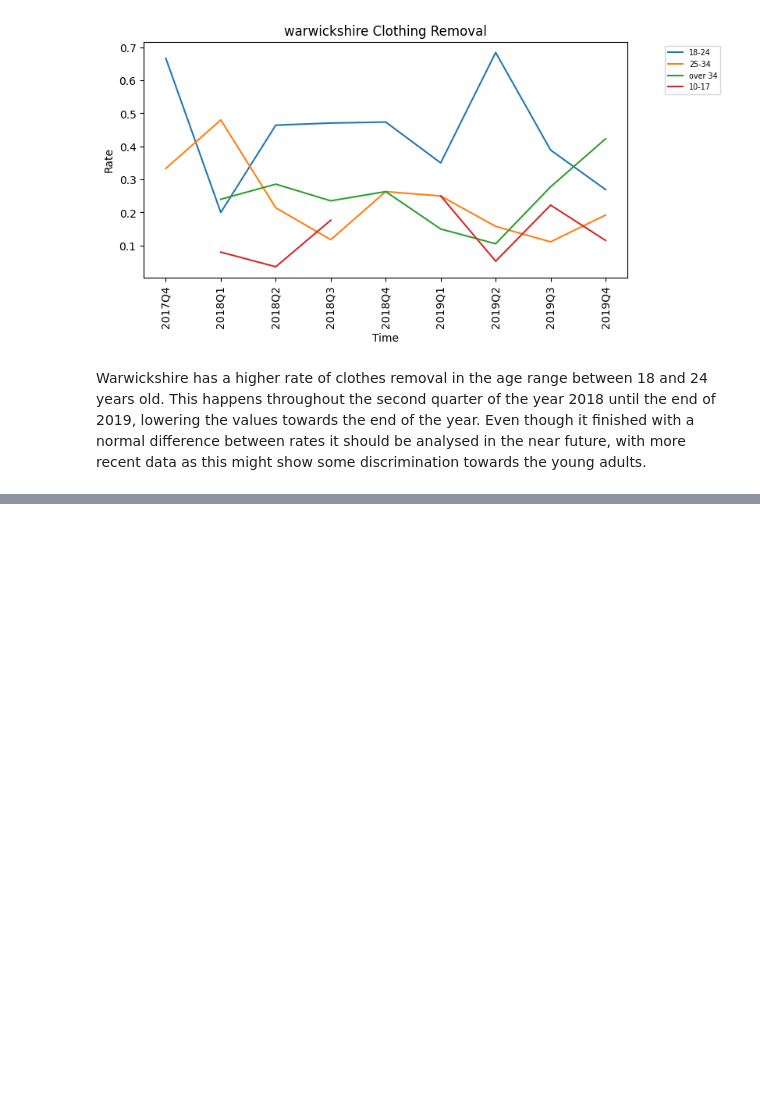
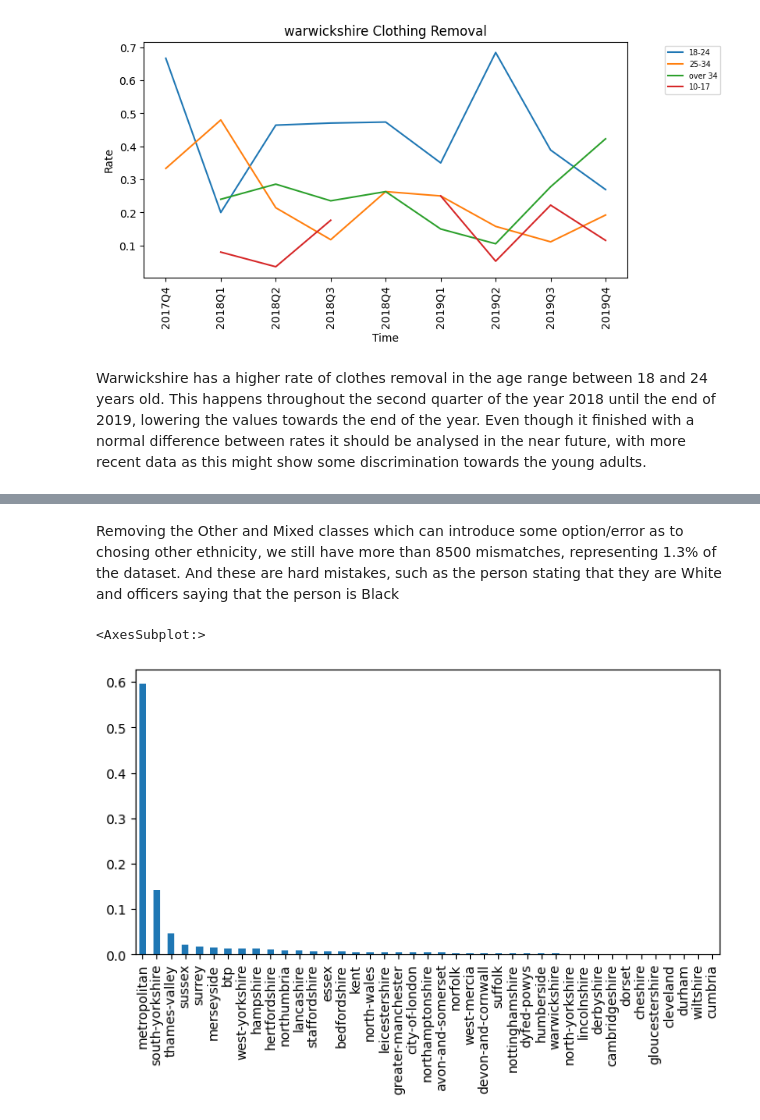
Before and after one commit to dbsousa01/Batch4-Capstone, a Jupyter notebook: Discrimination_EDA.ipynb, the cells around one changed output, grey strips where cells are left out. Saved outputs shown, nothing was run; the diff lists cells and outputs as text; code cells hidden in the pictures; blank space fills up the shorter version.

Commit message:
Added a ethnicity analysis on different labels reported by officers and self-assignments

```diff
--- a/Discrimination_EDA.ipynb
+++ b/Discrimination_EDA.ipynb
@@ -758,0 +805,2 @@ Warwickshire has a higher rate of clothes removal in the age range between 18 an
+# %%
+df_ethnicity_nan = df_ethnicity.dropna(subset=["General self-defined ethnicity"])
@@ -758,0 +824,2 @@ Warwickshire has a higher rate of clothes removal in the age range between 18 an
+# %%
+df_ethnicity_mismatch = df_ethnicity_nan[df_ethnicity_nan["General self-defined ethnicity"] != df_ethnicity_nan["Officer-defined ethnicity"]]
@@ -758,0 +828,4 @@ Warwickshire has a higher rate of clothes removal in the age range between 18 an
+# %%
+df_ethnicity_mismatch = df_ethnicity_mismatch[df_ethnicity_mismatch["General self-defined ethnicity"] != "Mixed"]
+# %%
+df_ethnicity_mismatch = df_ethnicity_mismatch[df_ethnicity_mismatch["General self-defined ethnicity"] != "Other"]
@@ -758,0 +849,7 @@ Warwickshire has a higher rate of clothes removal in the age range between 18 an
+# %% [markdown]
+Removing the Other and Mixed classes which can introduce some option/error as to chosing other ethnicity, we still have more than 8500 mismatches, representing 1.3% of the dataset. And these are hard mistakes, such as the person stating that they are White and officers saying that the person is Black
+# %%
+df_ethnicity_mismatch["station"].value_counts(normalize=True).plot(kind='bar')
+# %% [output]
+<AxesSubplot:>
+[figure, added]
```
Also changed, not shown: parts of 17 cells of this notebook.
